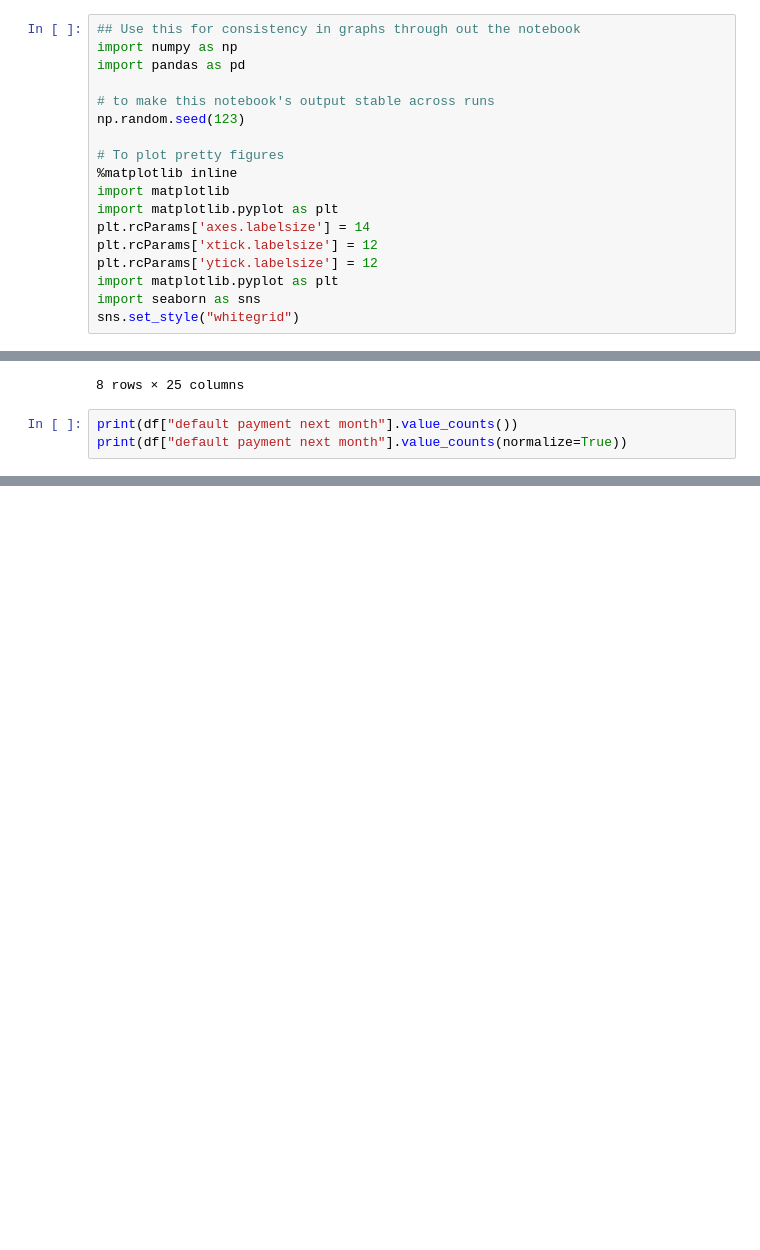
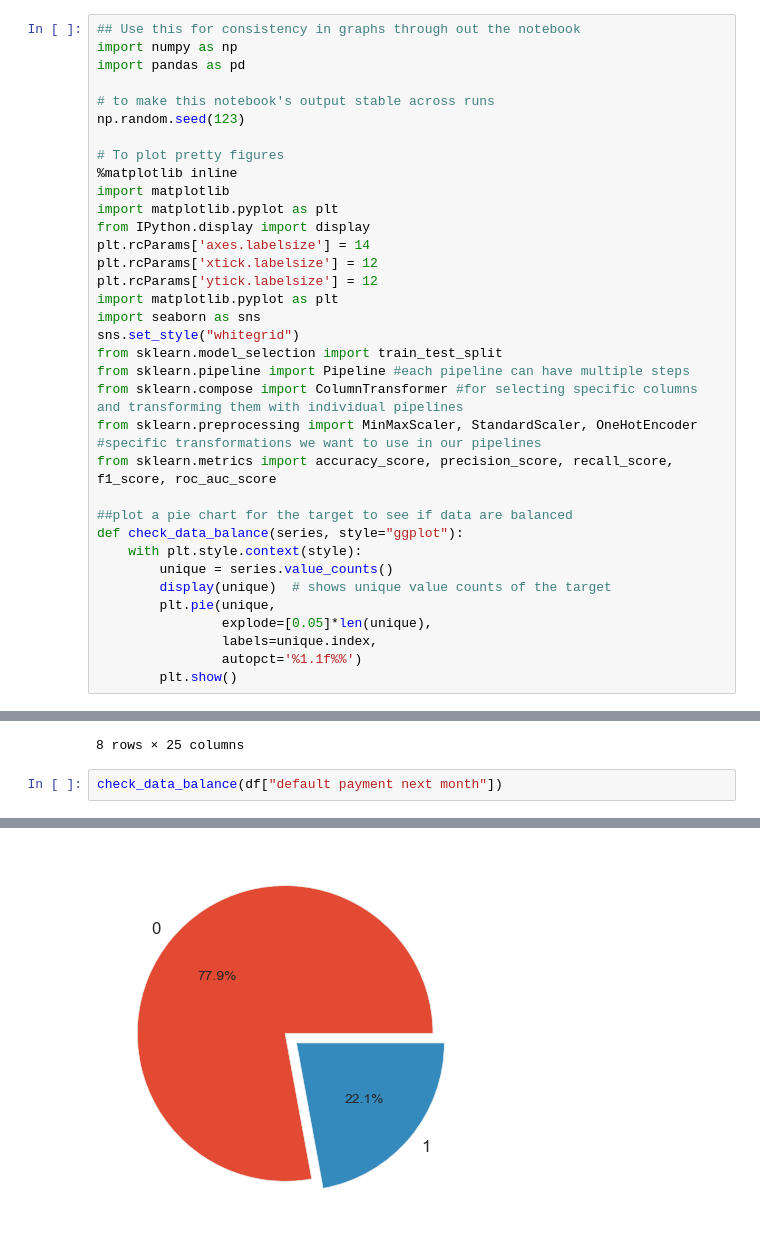
Before and after one commit to JordanVercillo/data_science, a Jupyter notebook: machine_learning/assignments/assignment1.ipynb, the cells around one changed output, grey strips where cells are left out. Drawn from its saved outputs; the diff is of its cells as text; blank space fills up the shorter version.

```diff
--- a/machine_learning/assignments/assignment1.ipynb
+++ b/machine_learning/assignments/assignment1.ipynb
@@ -23,12 +23,29 @@ np.random.seed(123)
 %matplotlib inline
 import matplotlib
 import matplotlib.pyplot as plt
+from IPython.display import display
 plt.rcParams['axes.labelsize'] = 14
 plt.rcParams['xtick.labelsize'] = 12
 plt.rcParams['ytick.labelsize'] = 12
 import matplotlib.pyplot as plt
 import seaborn as sns
 sns.set_style("whitegrid")
+from sklearn.model_selection import train_test_split
+from sklearn.pipeline import Pipeline #each pipeline can have multiple steps
+from sklearn.compose import ColumnTransformer #for selecting specific columns and transforming them with individual pipelines
+from sklearn.preprocessing import MinMaxScaler, StandardScaler, OneHotEncoder #specific transformations we want to use in our pipelines
+from sklearn.metrics import accuracy_score, precision_score, recall_score, f1_score, roc_auc_score
+
+##plot a pie chart for the target to see if data are balanced
+def check_data_balance(series, style="ggplot"):
+    with plt.style.context(style):
+        unique = series.value_counts()
+        display(unique)  # shows unique value counts of the target
+        plt.pie(unique,
+                explode=[0.05]*len(unique),
+                labels=unique.index,
+                autopct='%1.1f%%')
+        plt.show()
 # %% [markdown]
 **Questions (12 marks total)**
 
@@ -136,8 +145,7 @@ df_discovery.describe()
 | max | 30000.000000 | 1000000.000000 | 2.000000 | 6.000000 | 3.000000 | 79.000000 | 8.000000 | 8.000000 | 8.000000 | 8.000000 | ... |
 8 rows × 25 columns
 # %%
-print(df["default payment next month"].value_counts())
-print(df["default payment next month"].value_counts(normalize=True))
+check_data_balance(df["default payment next month"])
 # %% [output]
 default payment next month
 0    23364
@@ -150 +154,2 @@ Name: proportion, dtype: float64
+[figure, added]
 # %%
```
Also changed, not shown: parts of 26 cells of this notebook.
